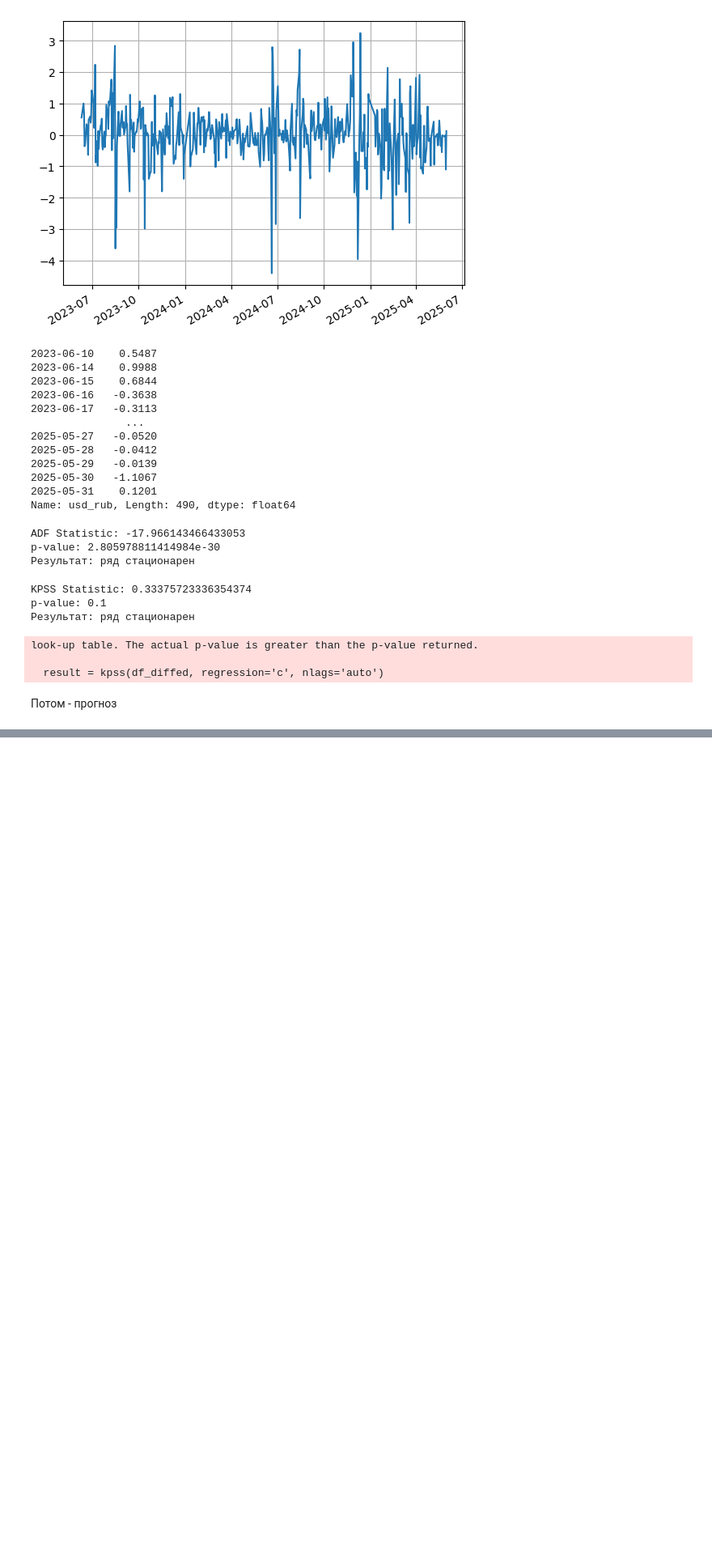
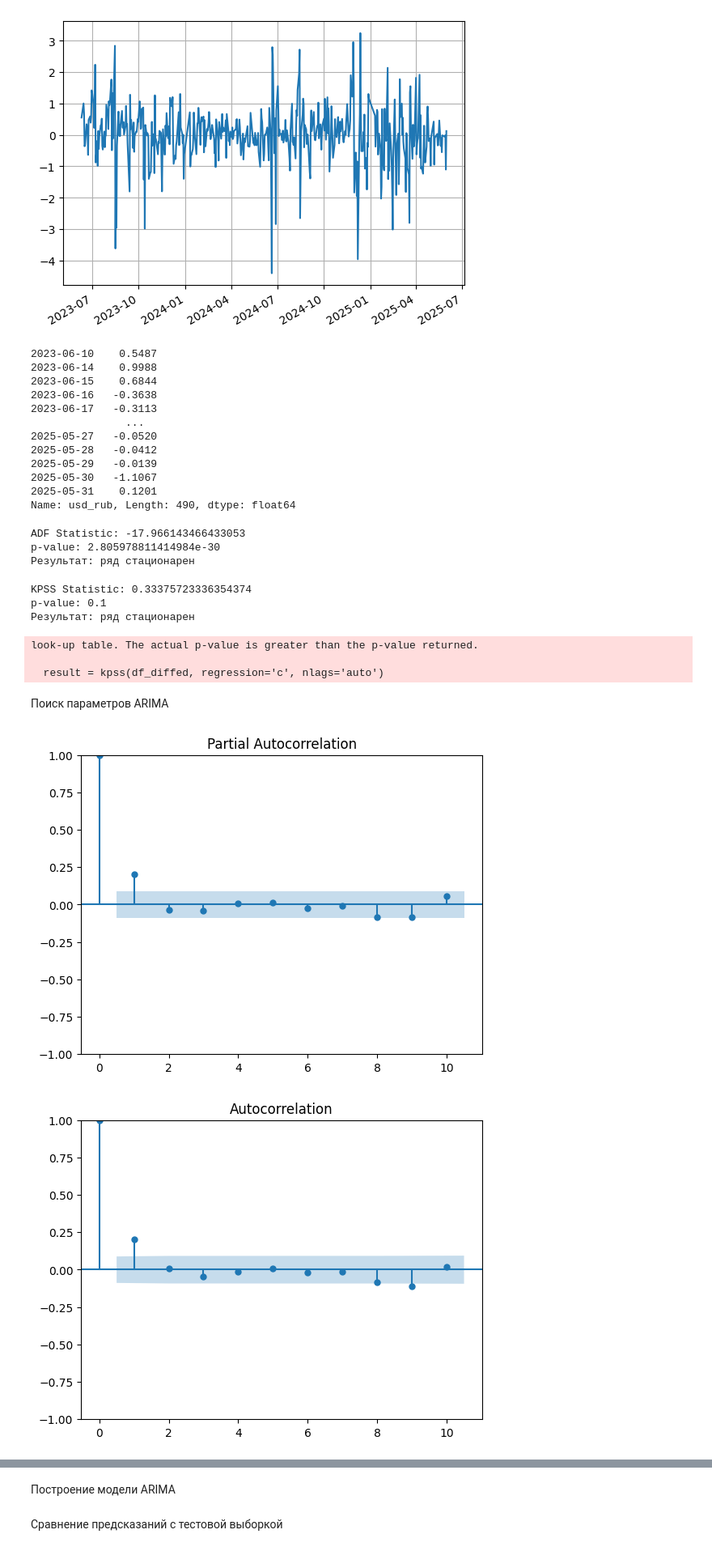
Before and after one commit to OspaNY/usd_to_rub_analysis, a Jupyter notebook: main.ipynb, the cells around one changed output, grey strips where cells are left out. Shown at 81% size. Saved outputs shown, nothing was run; the diff lists cells and outputs as text; code cells hidden in the pictures; blank space fills up the shorter version.

Commit message:
Получен и проанализирован ARIMA прогноз

```diff
--- a/main.ipynb
+++ b/main.ipynb
@@ -173,5 +174,12 @@ p-value: 0.1
 look-up table. The actual p-value is greater than the p-value returned.
 
   result = kpss(df_diffed, regression='c', nlags='auto')
-# %% [markdown]
-Потом - прогноз
+# %% [markdown]
+Поиск параметров ARIMA
+# %%
+from statsmodels.graphics.tsaplots import plot_acf, plot_pacf
+plot_acf(df_diffed, lags = 10)
+plot_pacf(df_diffed, lags = 10)
+# %% [output]
+[figure, added]
+[figure, added]
@@ -178 +191,3 @@ look-up table. The actual p-value is greater than the p-value returned.
+# %% [markdown]
+Построение модели ARIMA
 # %%
@@ -181,0 +207,2 @@ test = df_cut.loc[split_date:]
+# %% [markdown]
+Сравнение предсказаний с тестовой выборкой
```
Also changed, not shown: parts of 13 cells of this notebook.
